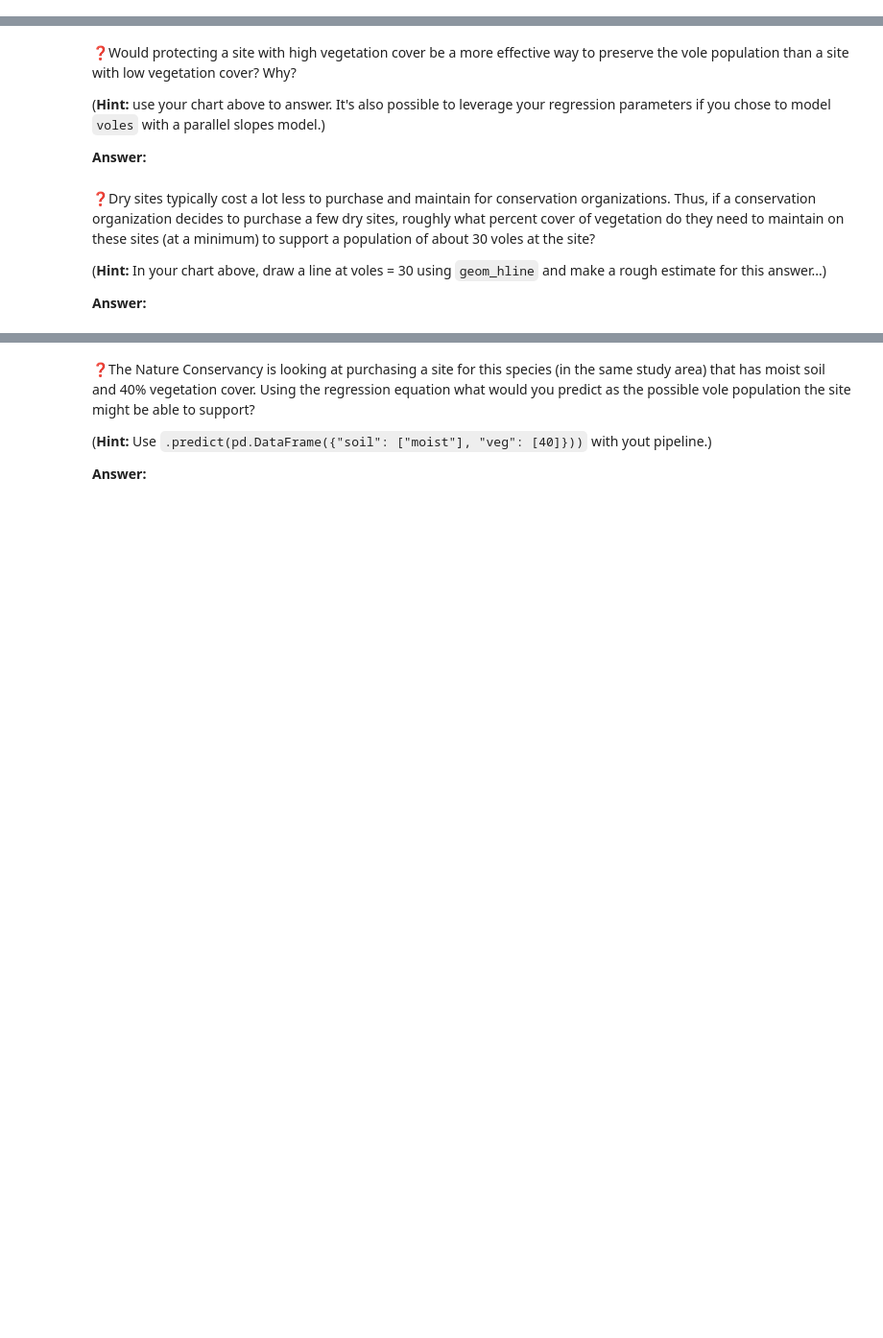
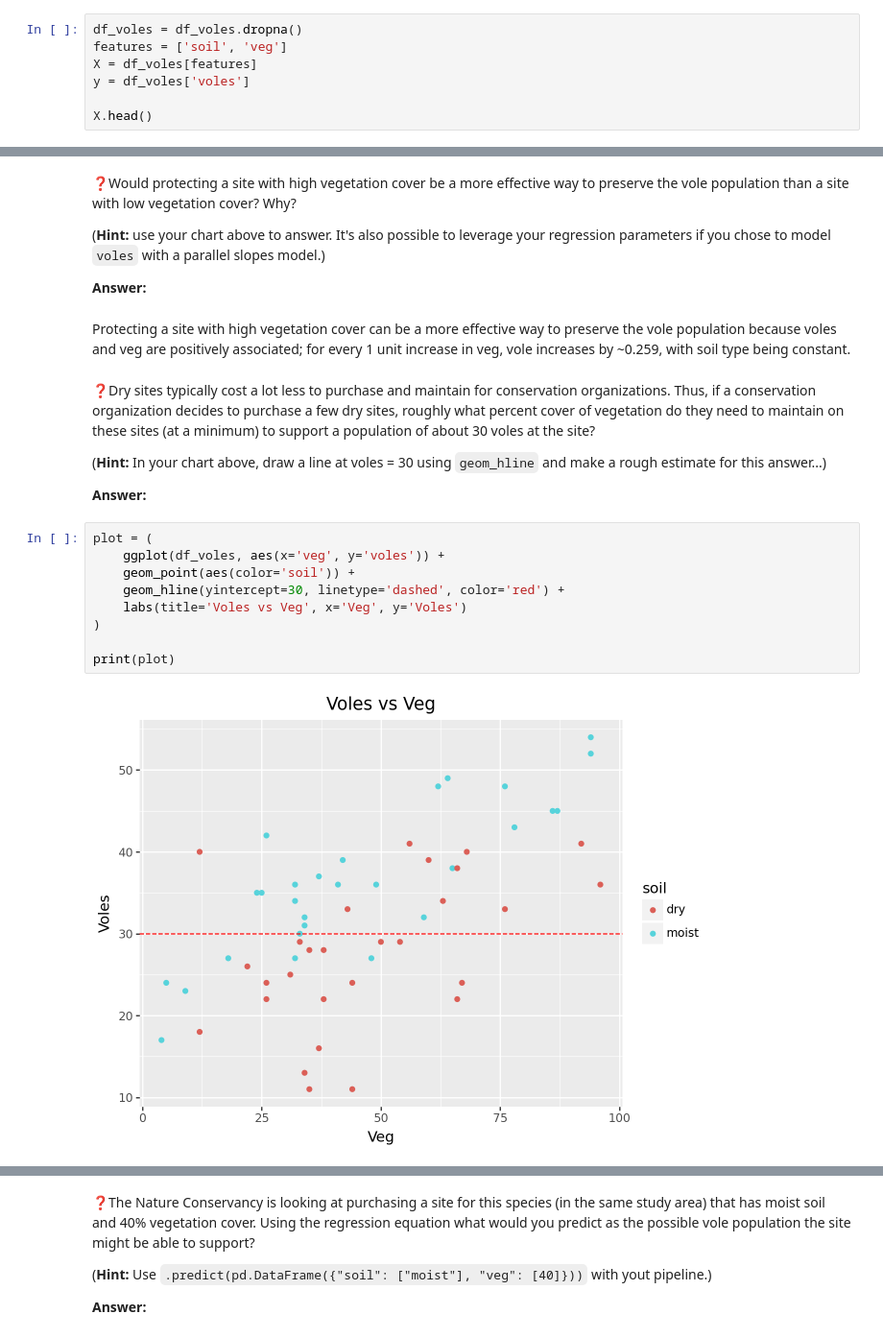
Before and after one commit to UNC-DATA-730/unit-6-assignment-yifeiwang2025, a Jupyter notebook: assignment6.ipynb, the cells around one changed output, grey strips where cells are left out. Shown at 96% size. Saved outputs shown, nothing was run; the diff lists cells and outputs as text; blank space fills up the shorter version.

```diff
--- a/assignment6.ipynb
+++ b/assignment6.ipynb
@@ -39,3 +67,10 @@ Here are the steps I would take:
 2. Create a pipeline with `make_pipeline` using the column transformer from above and `LinearRegression()` as my model.
 3. Get the `X` (training data) and `y` predictor from `df_voles`
 4. Use the `.fit()` method for the pipeline to train the model with `X` and `y`.
+# %%
+df_voles = df_voles.dropna()
+features = ['soil', 'veg']
+X = df_voles[features]
+y = df_voles['voles']
+
+X.head()
@@ -57,9 +135,22 @@ def get_regression_table(pipeline):
 (**Hint:** use your chart above to answer. It's also possible to leverage your regression parameters if you chose to model `voles` with a parallel slopes model.)
 
 **Answer:**
+# %% [markdown]
+Protecting a site with high vegetation cover can be a more effective way to preserve the vole population because voles and veg are positively associated; for every 1 unit increase in veg, vole increases by ~0.259, with soil type being constant.
 # %% [markdown]
 ❓Dry sites typically cost a lot less to purchase and maintain for conservation organizations. Thus, if a conservation organization decides to purchase a few dry sites, roughly what percent cover of vegetation do they need to maintain on these sites (at a minimum) to support a population of about 30 voles at the site?
 
 (**Hint:** In your chart above, draw a line at voles = 30 using `geom_hline` and make a rough estimate for this answer...)
 
 **Answer:**
+# %%
+plot = (
+    ggplot(df_voles, aes(x='veg', y='voles')) +
+    geom_point(aes(color='soil')) +
+    geom_hline(yintercept=30, linetype='dashed', color='red') +
+    labs(title='Voles vs Veg', x='Veg', y='Voles')
+)
+
+print(plot)
+# %% [output]
+[figure, added]
```
Also changed, not shown: parts of 11 cells of this notebook.
